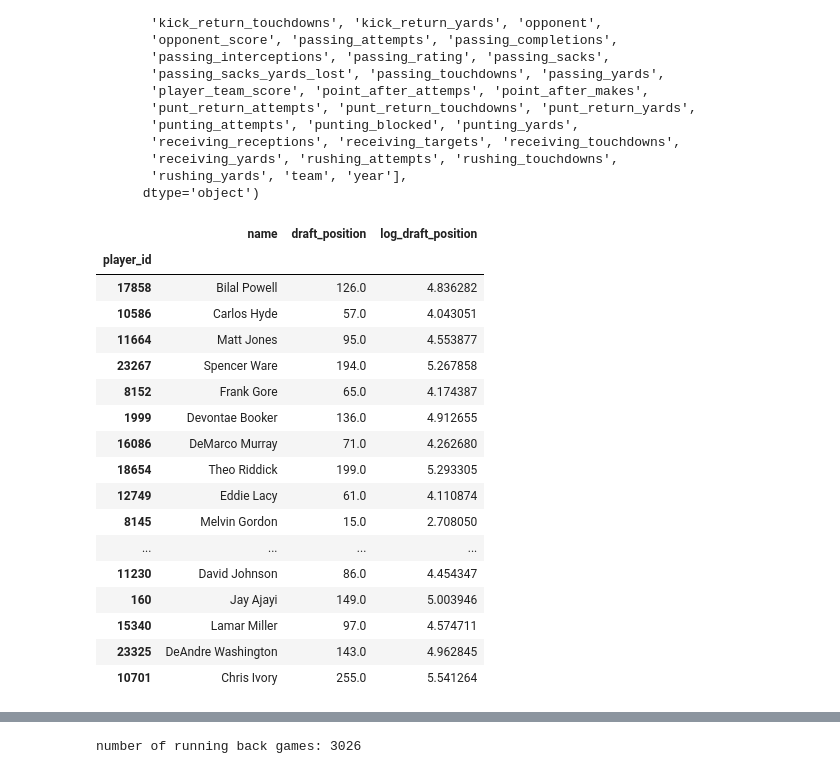
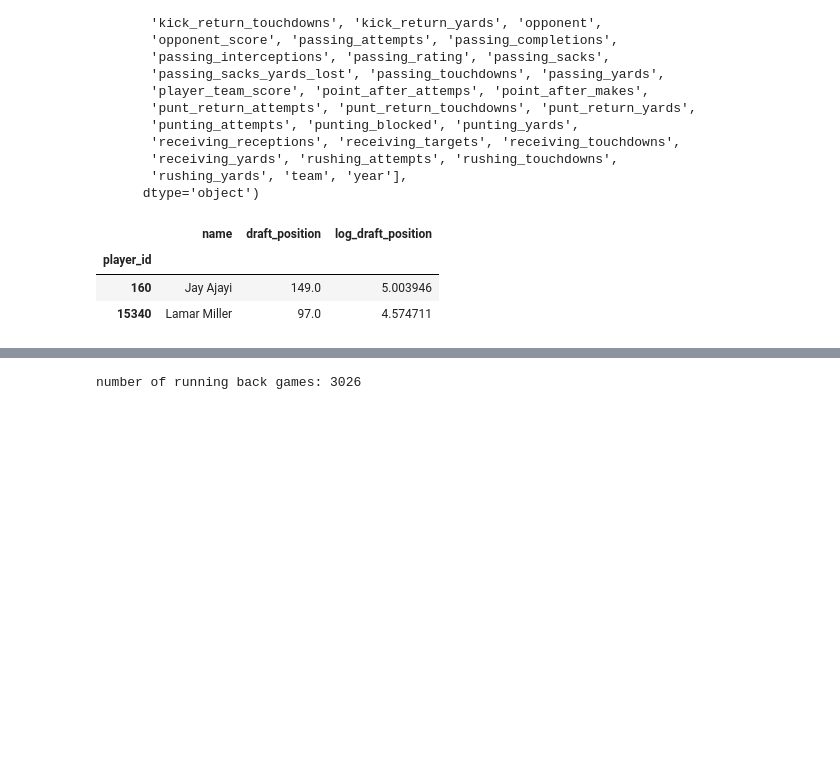
Before and after one commit to nkvarberg/Football-Prediction, a Jupyter notebook: EDA_Varberg.ipynb, the cells around one changed output, grey strips where cells are left out. Cells and saved outputs as stored; diff of their text form; code cells hidden in the pictures; blank space fills up the shorter version.

```diff
--- a/EDA_Varberg.ipynb
+++ b/EDA_Varberg.ipynb
@@ -47,9 +51,13 @@ subset_position = {
     'RB': [['rushing_attempts', 'receiving_targets'], 8]
 }
 # %%
-def get_players_thatweek(all_games, all_players, position, year, nfl_week, subset_position):
+def get_players_thatweek(all_games, all_players, position, year, nfl_week, subset_position, specific_players=None):
+    if specific_players != None:
+        ids = specific_players
+    else:
+        ids = all_players[all_players.position == position].index
+
     # return pandas df with player_id as index and column 'name' as player name
-    ids = all_players[all_players.position == position].index
     games = all_games.loc[ids]
     stats = subset_position[position][0]
     sum_threshold = subset_position[position][1]
@@ -64,25 +72,11 @@ def get_players_thatweek(all_games, all_players, position, year, nfl_week, subse
     return pd.DataFrame(data=for_df)
 # %%
 # example usage
-a = get_players_thatweek(all_games, all_players,'RB',2016,5,subset_position)
+a = get_players_thatweek(all_games, all_players,'RB',2016,5,subset_position,[160,15340])
 a
 # %% [output]
 |  | name | draft_position | log_draft_position |
 | player_id |  |  |  |
-| 17858 | Bilal Powell | 126.0 | 4.836282 |
-| 10586 | Carlos Hyde | 57.0 | 4.043051 |
-| 11664 | Matt Jones | 95.0 | 4.553877 |
-| 23267 | Spencer Ware | 194.0 | 5.267858 |
-| 8152 | Frank Gore | 65.0 | 4.174387 |
-| 1999 | Devontae Booker | 136.0 | 4.912655 |
-| 16086 | DeMarco Murray | 71.0 | 4.262680 |
-| 18654 | Theo Riddick | 199.0 | 5.293305 |
-| 12749 | Eddie Lacy | 61.0 | 4.110874 |
-| 8145 | Melvin Gordon | 15.0 | 2.708050 |
-| ... | ... | ... | ... |
-| 11230 | David Johnson | 86.0 | 4.454347 |
 | 160 | Jay Ajayi | 149.0 | 5.003946 |
 | 15340 | Lamar Miller | 97.0 | 4.574711 |
-| 23325 | DeAndre Washington | 143.0 | 4.962845 |
-| 10701 | Chris Ivory | 255.0 | 5.541264 |
 # %%
```
Also changed, not shown: parts of 5 cells of this notebook.
